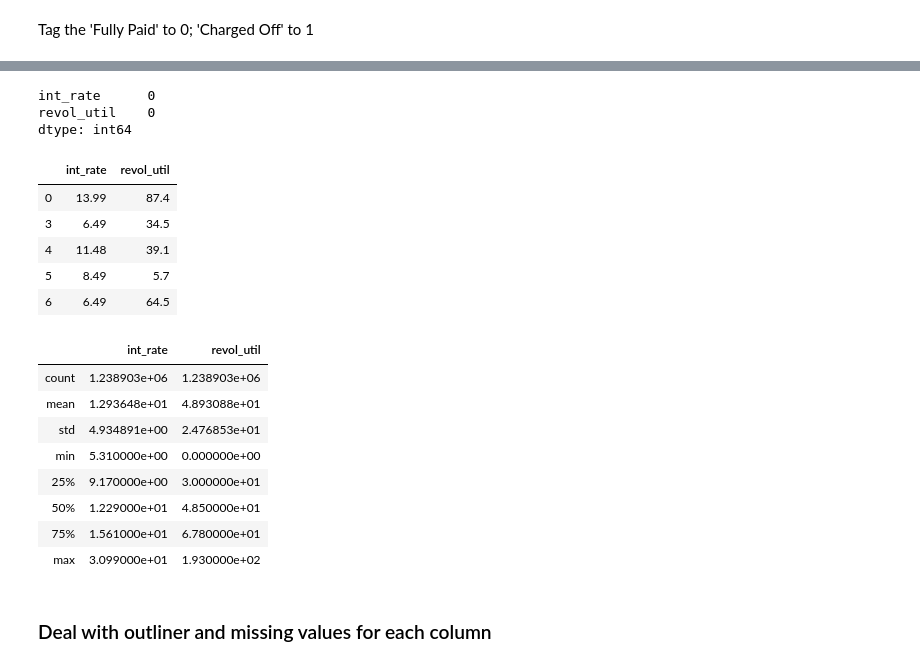
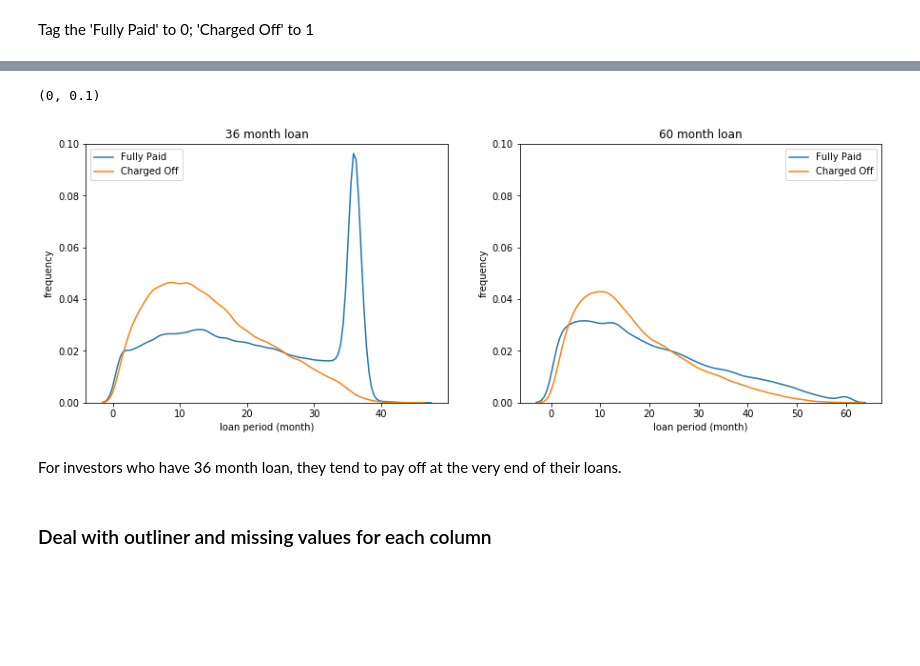
Before and after one commit to cyuancheng/Lending_Club, a Jupyter notebook: 03_LC_DataPreprocessing_2.ipynb, the cells around one changed output, grey strips where cells are left out. Drawn from its saved outputs; the diff is of its cells as text; code cells hidden in the pictures; blank space fills up the shorter version.

```diff
--- a/03_LC_DataPreprocessing_2.ipynb
+++ b/03_LC_DataPreprocessing_2.ipynb
@@ -177,3 +119,0 @@ dtype: int64
-# %%
-# drop nan from last_pymnt_d column
-df.dropna(subset=['last_pymnt_d'], inplace=True)
@@ -187,4 +119,0 @@ dtype: int64
-# %%
-# convert to correct datetime formate
-for col in col_date:
-    df[col]=df[col].apply(lambda x: datetime.strptime(x,'%b-%Y'))
@@ -242,37 +127,30 @@ dtype: int64
-# %%
-# drop nan from revol_util column
-df.dropna(subset=['revol_util'], inplace=True)
-# %%
-df[col_perc].isnull().sum()
-# %% [output]
-int_rate      0
-revol_util    0
-dtype: int64
-# %%
-for col in col_perc:
-    df[col] = df[col].apply(lambda x: x.strip('%'))
-    df[col] = df[col].apply(lambda x: pd.to_numeric(x))
-# %%
-df[col_perc].head()
-# %% [output]
-|  | int_rate | revol_util |
-| 0 | 13.99 | 87.4 |
-| 3 | 6.49 | 34.5 |
-| 4 | 11.48 | 39.1 |
-| 5 | 8.49 | 5.7 |
-| 6 | 6.49 | 64.5 |
-# %%
-df[col_perc].describe()
-# %% [output]
-|  | int_rate | revol_util |
-| count | 1.238903e+06 | 1.238903e+06 |
-| mean | 1.293648e+01 | 4.893088e+01 |
-| std | 4.934891e+00 | 2.476853e+01 |
-| min | 5.310000e+00 | 0.000000e+00 |
-| 25% | 9.170000e+00 | 3.000000e+01 |
-| 50% | 1.229000e+01 | 4.850000e+01 |
-| 75% | 1.561000e+01 | 6.780000e+01 |
-| max | 3.099000e+01 | 1.930000e+02 |
+# %%
+fig, (ax1, ax2) = plt.subplots(1, 2, sharex=False, figsize=(15,5))
+
+sns.distplot(df[(df['target']==0) & (df['term']== ' 36 months')]['loan_period'], hist=False, \
+             rug=False, label = 'Fully Paid', ax=ax1)
+sns.distplot(df[(df['target']==1) & (df['term']== ' 36 months')]['loan_period'], hist=False, \
+             rug=False, label = 'Charged Off', ax=ax1)
+
+ax1.set_title('36 month loan')
+ax1.set_xlabel('loan period (month)')
+ax1.set_ylabel('frequency')
+ax1.set_ylim([0, 0.1])
+
+sns.distplot(df[(df['target']==0) & (df['term']== ' 60 months')]['loan_period'], hist=False, \
+             rug=False, label = 'Fully Paid', ax=ax2)
+sns.distplot(df[(df['target']==1) & (df['term']== ' 60 months')]['loan_period'], hist=False, \
+             rug=False, label = 'Charged Off', ax=ax2)
+
+ax2.set_title('60 month loan')
+ax2.set_xlabel('loan period (month)')
+ax2.set_ylabel('frequency')
+ax2.set_ylim([0, 0.1])
+# %% [output]
+(0, 0.1)
+[figure, added]
+# %% [markdown]
+For investors who have 36 month loan, they tend to pay off at the very end of their loans.
 # %% [markdown]
 ### Deal with outliner and missing values for each column
 # %%
```
Also changed, not shown: parts of 32 cells of this notebook.
